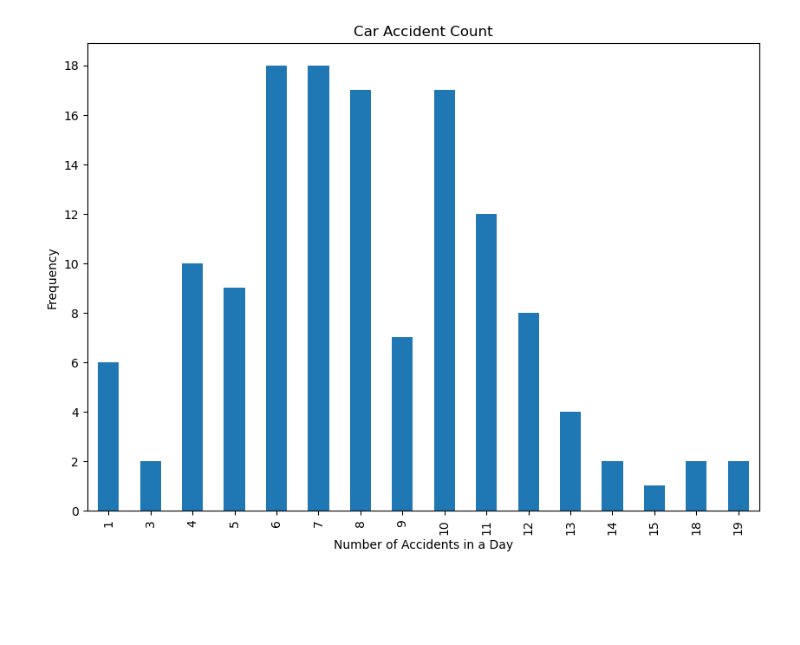
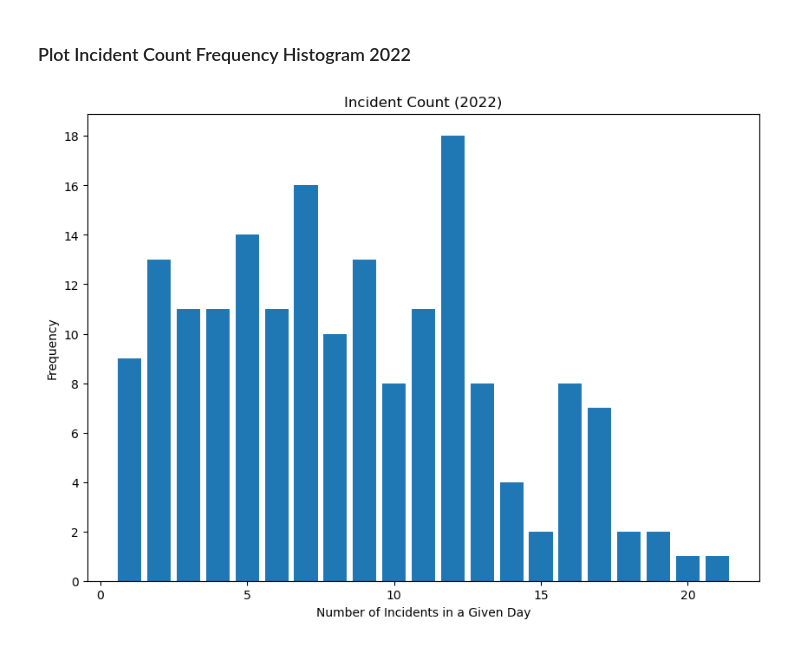
Before and after one commit to byu-transpolab/imt_optimization, a Jupyter notebook: python/histograms.ipynb, the cells around one changed output. Cells and saved outputs as stored; diff of their text form; code cells hidden in the pictures; blank space fills up the shorter version.

```diff
--- a/python/histograms.ipynb
+++ b/python/histograms.ipynb
@@ -68,23 +73,34 @@ plt.show()
+# %% [markdown]
+### Plot Incident Count Frequency Histogram 2022
 # %%
+file_2022 = 'Combinder_CAD+TS 2022 All - Modified RCT.xlsm'
+
+df = pd.read_excel(file_2022, sheet_name='CAD_TS_Combined')
+df = df.drop_duplicates(subset=['Call ID Number'])
+df['Timestamp'] = pd.to_datetime(df['Call Received Time'])
+df['Date'] = df['Timestamp'].dt.date
+
 # Group the dataframe by the date and call type, and count the number of accidents per group
 grouped = df.groupby([df['Date'], 'Call Type']).size().unstack(fill_value=0)
 fig, ax = plt.subplots(figsize=(10, 7))
 
 # Calculate the total count of accidents per day
 grouped['Total_Count'] = grouped.sum(axis=1)
 
 # Reset the index of the grouped dataframe
 grouped.reset_index(inplace=True)
 
 # Group the dataframe by the total count and calculate the frequency
 grouped2 = grouped.groupby('Total_Count').size()
+# Plot the histogram
+#grouped2.plot(kind='bar',width=0.8, label='Original Distribution')
+plt.bar(grouped2.index, grouped2, label='Original Distribution')
 
-# Plot the histogram
-grouped2.plot(kind='bar')
-plt.xlabel('Number of Accidents in a Day')
+plt.xlabel('Number of Incidents in a Given Day')
 plt.ylabel('Frequency')
-plt.title('Car Accident Count')
+plt.title('Incident Count (2022)')
 plt.yticks(np.arange(0, 19, step=2))
+
 plt.show()
 # %% [output]
-[figure, old version]
+[figure, new version]
```
Also changed, not shown: parts of 12 cells of this notebook, 1 other file.
